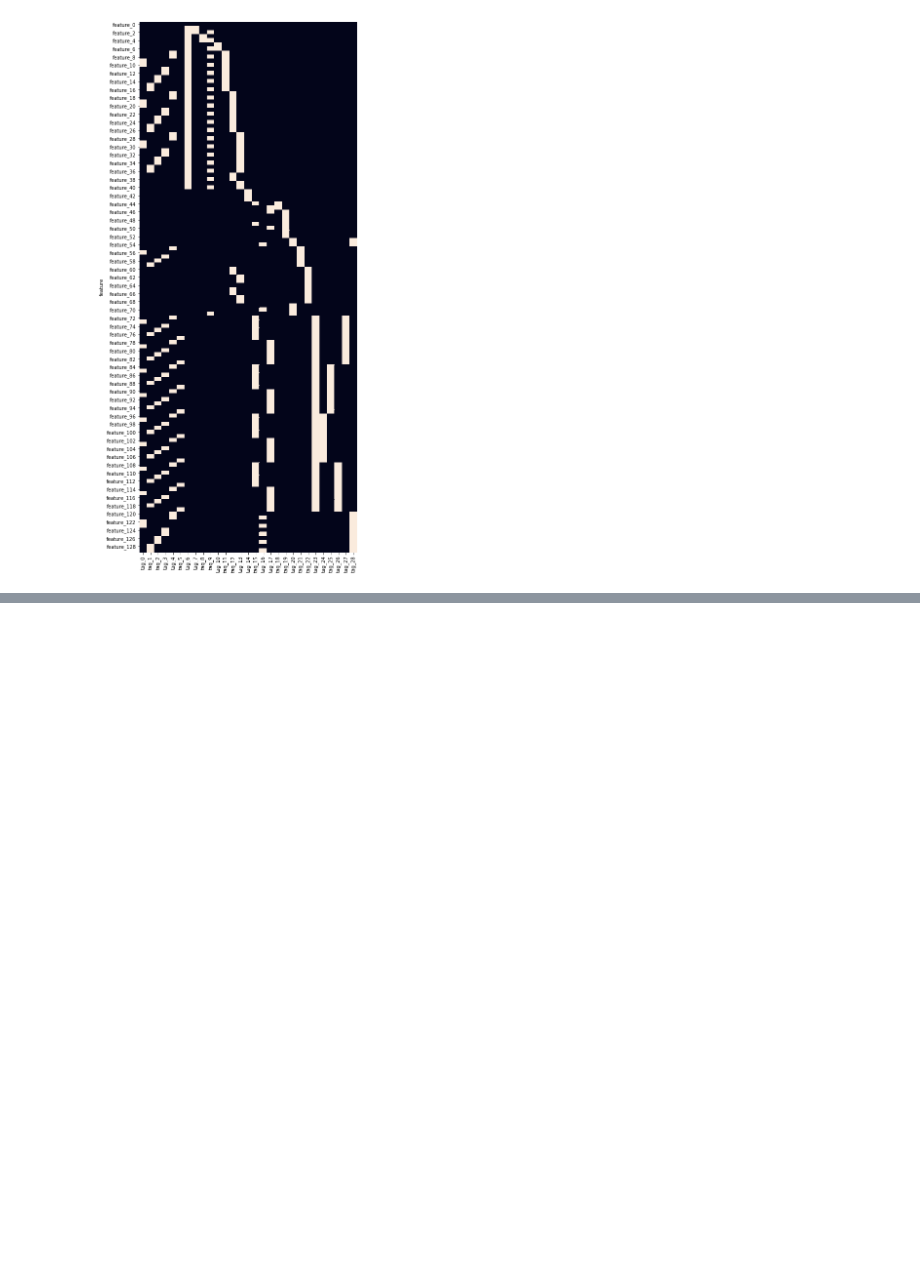
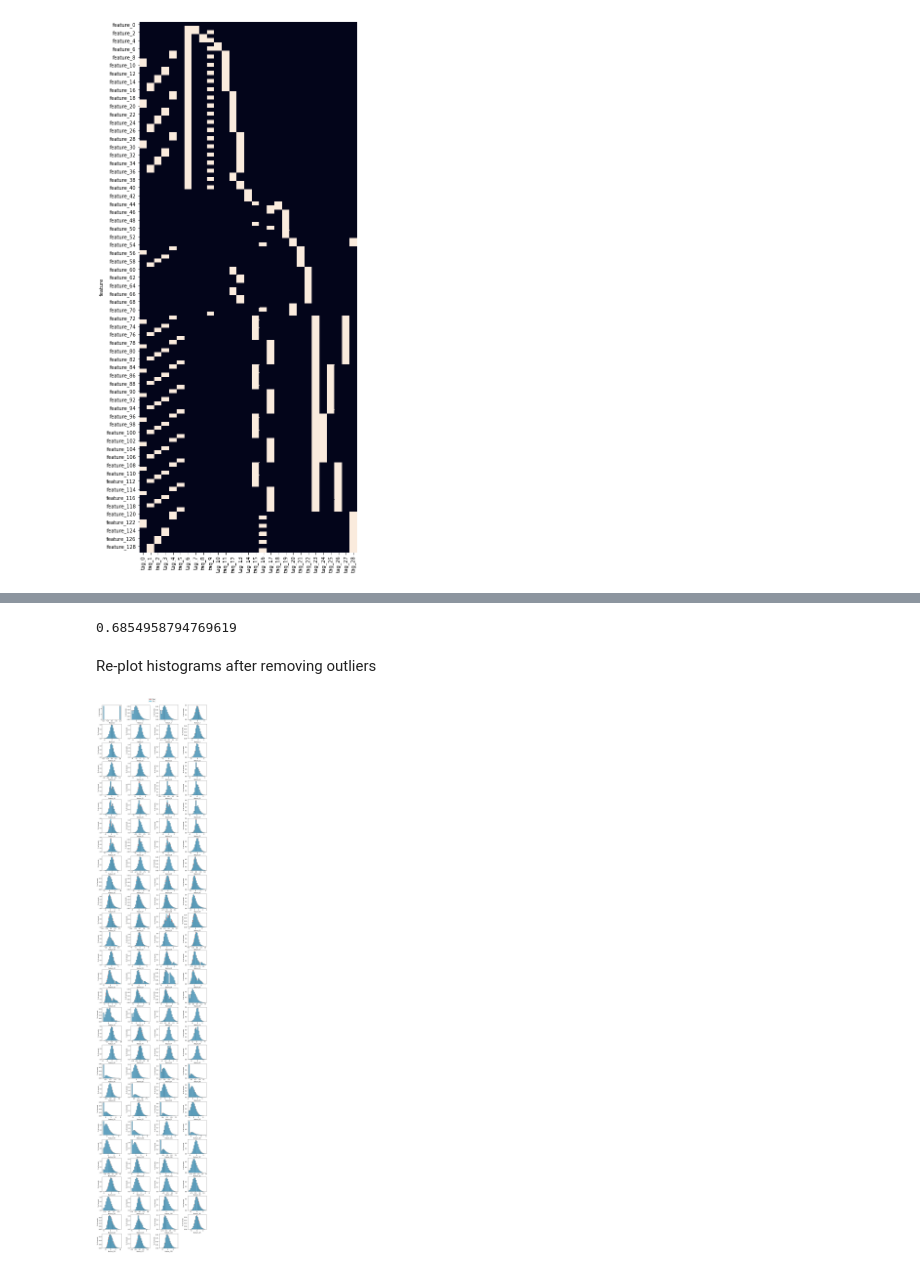
Before and after one commit to alexkapele/jane_street_prediction, a Jupyter notebook: jane_street.ipynb, the cells around one changed output, grey strips where cells are left out. Cells and saved outputs as stored; diff of their text form; code cells hidden in the pictures; blank space fills up the shorter version.

```diff
--- a/jane_street.ipynb
+++ b/jane_street.ipynb
@@ -144,0 +173,6 @@ plt.show()
+# %%
+pct_outliers = []
+for feature in train_data_.iloc[:,7:-2].columns.values:
+    n_outliers = len(outlier_detector(train_data_[feature],k=2.5))/len(train_data_[feature])*100
+    pct_outliers.append(n_outliers)
+pct_outliers = pd.DataFrame(pct_outliers, index=train_data_.iloc[:,7:-2].columns.values)
@@ -144,0 +195,44 @@ plt.show()
+# %%
+#Find records with outliers on any feature
+outliers = []
+for feature in train_data_.iloc[:,7:-2].columns.values:
+    outliers = outliers + outlier_detector(train_data_[feature],k=2.5)
+outliers = list(set(outliers))
+# %%
+train_data_clean = train_data_.loc[~train_data_.index.isin(outliers)]
+# %%
+len(train_data_clean)/len(train_data_)
+# %% [output]
+0.6854958794769619
+# %% [markdown]
+Re-plot histograms after removing outliers
+# %%
+train_data_pos = train_data_clean[train_data_clean['resp']>0].iloc[:,7:-2]
+train_data_neg = train_data_clean[train_data_clean['resp']<0].iloc[:,7:-2]
+
+# set up figure
+fig = plt.figure(figsize=(15,70))
+plt.subplots_adjust(wspace=0.5)
+plt.subplots_adjust(hspace=0.3)
+
+# plot histogram for each features
+for i,feature in enumerate(train_data_clean.iloc[:,7:-2].columns.values):
+    ax = fig.add_subplot(29,4,i+1)
+
+    pos_feature = train_data_pos[feature].values
+    neg_feature = train_data_neg[feature].values
+
+    ax.hist(neg_feature,alpha=0.5,bins=20,color='indianred',edgecolor='black',density=True,label='Neg')
+    ax.hist(pos_feature,alpha=0.5,bins=20,color='deepskyblue',edgecolor='black',density=True,label='Pos')
+
+    ax.set_xlabel(feature)
+    ax.set_ylabel('% of records')
+
+# Add legend
+h, l = ax.get_legend_handles_labels()
+fig.legend(h, l, loc="upper center",borderaxespad=0.1)
+
+plt.subplots_adjust(top=0.99)
+plt.show()
+# %% [output]
+[figure, added]
```
Also changed, not shown: parts of 22 cells of this notebook.
